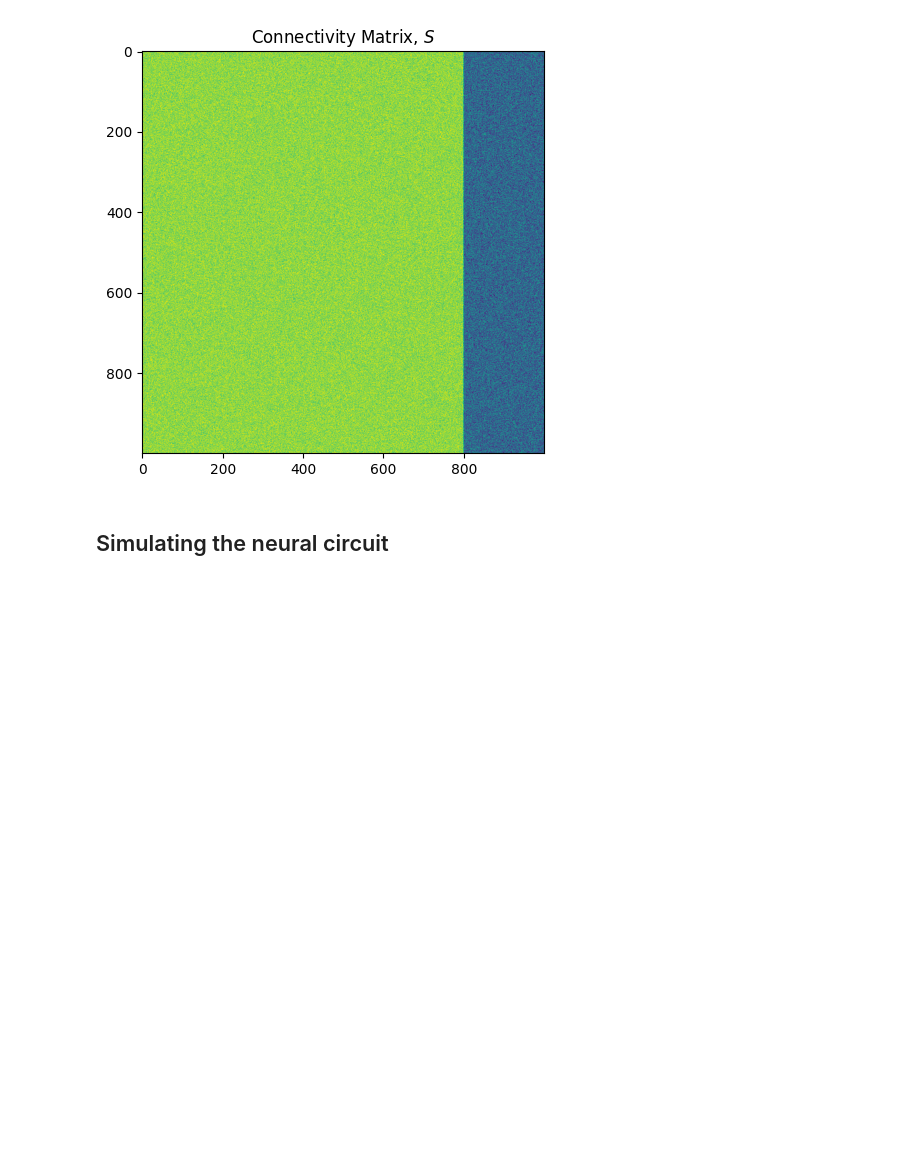
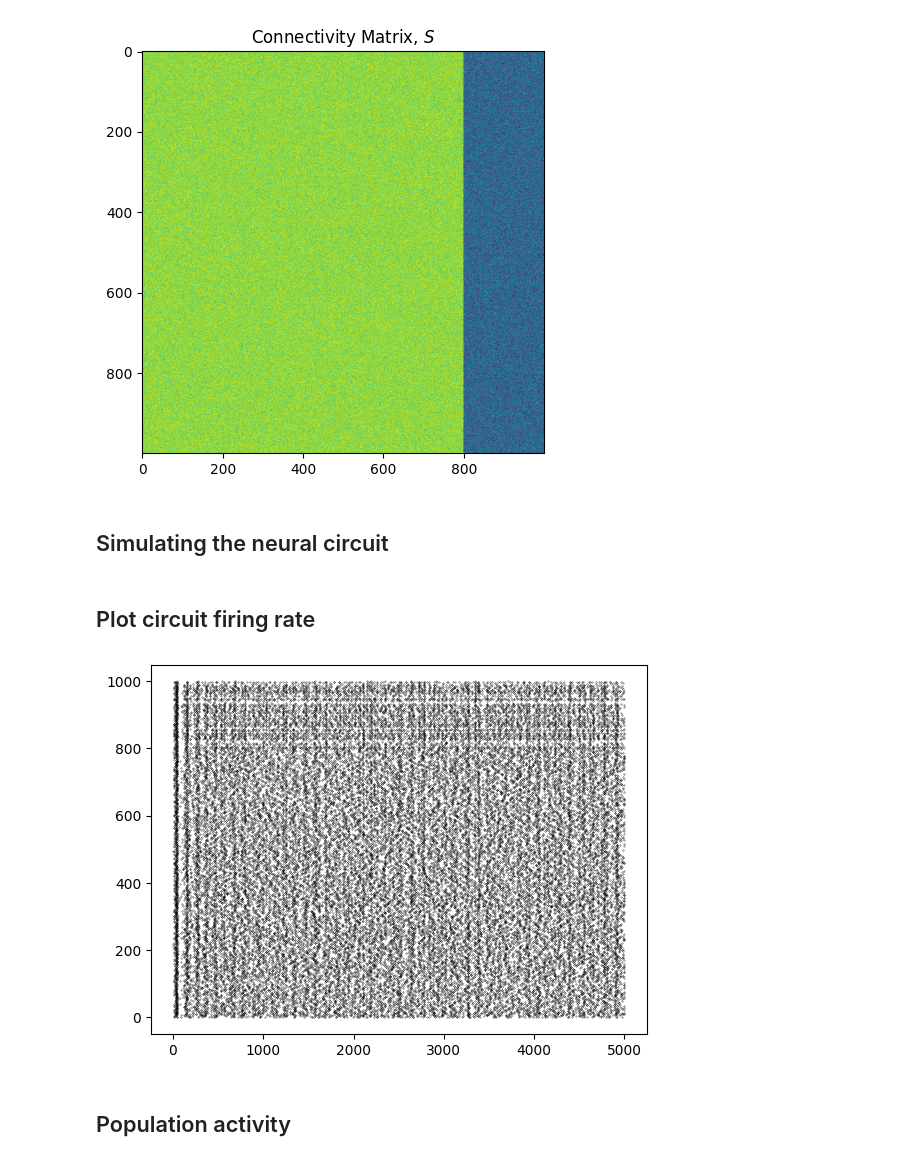
Before and after one commit to w-decker/brain-circuit-stim, a Jupyter notebook: main.ipynb, the cells around one changed output. Cells and saved outputs as stored; diff of their text form; code cells hidden in the pictures; blank space fills up the shorter version.

```diff
--- a/main.ipynb
+++ b/main.ipynb
@@ -70,15 +70,18 @@ plt.show()
 # %% [markdown]
 ## Parameters for entire circuit (1000 neurons!)
 # %%
-# excitatory cells                          # inhibitory cells
+# excitatory cells                          inhibitory cells
 Ne = 800;                                   Ni = 200
-re = np.random.rand(Ne)**2;                 ri = np.random.rand(Ni) # random int
+re = np.random.rand(Ne);                    ri = np.random.rand(Ni) # random int
+
 a = np.hstack((0.02*np.ones(Ne),            0.02 + 0.08*ri))
-b = np.hstack((0.2 * np.ones(Ne),           0.25 - 0.5 *ri))
-c = np.hstack((-65 + 15 * re,               -65 * np.ones(Ni)))
-d = np.hstack((8 - 6 * re,                  2 * np.ones(Ni)))
+b = np.hstack((0.2 * np.ones(Ne),           0.25 - 0.05 *ri))
+c = np.hstack((-65 + 15 * re**2,               -65 * np.ones(Ni)))
+d = np.hstack((8 - 6 * re**2,                  2 * np.ones(Ni)))
+
 v = -65*np.ones(Ne + Ni) # common across both cell types
 u = b*v # common across both cell types
+
 S = np.hstack((0.5*np.random.rand(Ne + Ni, Ne), - np.random.rand(Ne + Ni, Ni)))
 # %% [markdown]
 ## Plotting $S$
@@ -94,9 +97,32 @@ plt.show()
 # %%
 # create time
 time = 5000 # ms
+
+# create firings array
+firings = np.array([[], []])
 
 for i in range(time):
     # define I
     I = np.hstack((5*np.random.randn(Ne), 2*np.random.randn(Ni)))
     # check for activity (action potentials)
-    fired = np.where(v>= 30)[0] # gives list of indices where v >= 30
+    fired = np.where(v >= 30)[0] # gives list of indices where v >= 30
+    # spike indices and times
+    X = np.stack((np.tile(i, len(fired)), fired))
+    firings = np.concatenate((firings, X), axis=1)
+    # update membrane vars with spikes
+    v[fired] = c[fired]
+    u[fired] += d[fired]
+    # update I with spiking activity
+    I += np.sum(S[:, fired], axis=1)
+    #update membrane potential
+    v += .04*v**2 + 5*v + 140 - u + I
+    u += a*(b*v - u)
+# %% [markdown]
+## Plot circuit firing rate
+# %%
+plt.plot(firings[0,:], firings[1,:], 'k.', markersize=0.5)
+plt.show()
+# %% [output]
+[figure, added]
+# %% [markdown]
+## Population activity
```
Also changed, not shown: parts of 3 cells of this notebook.
